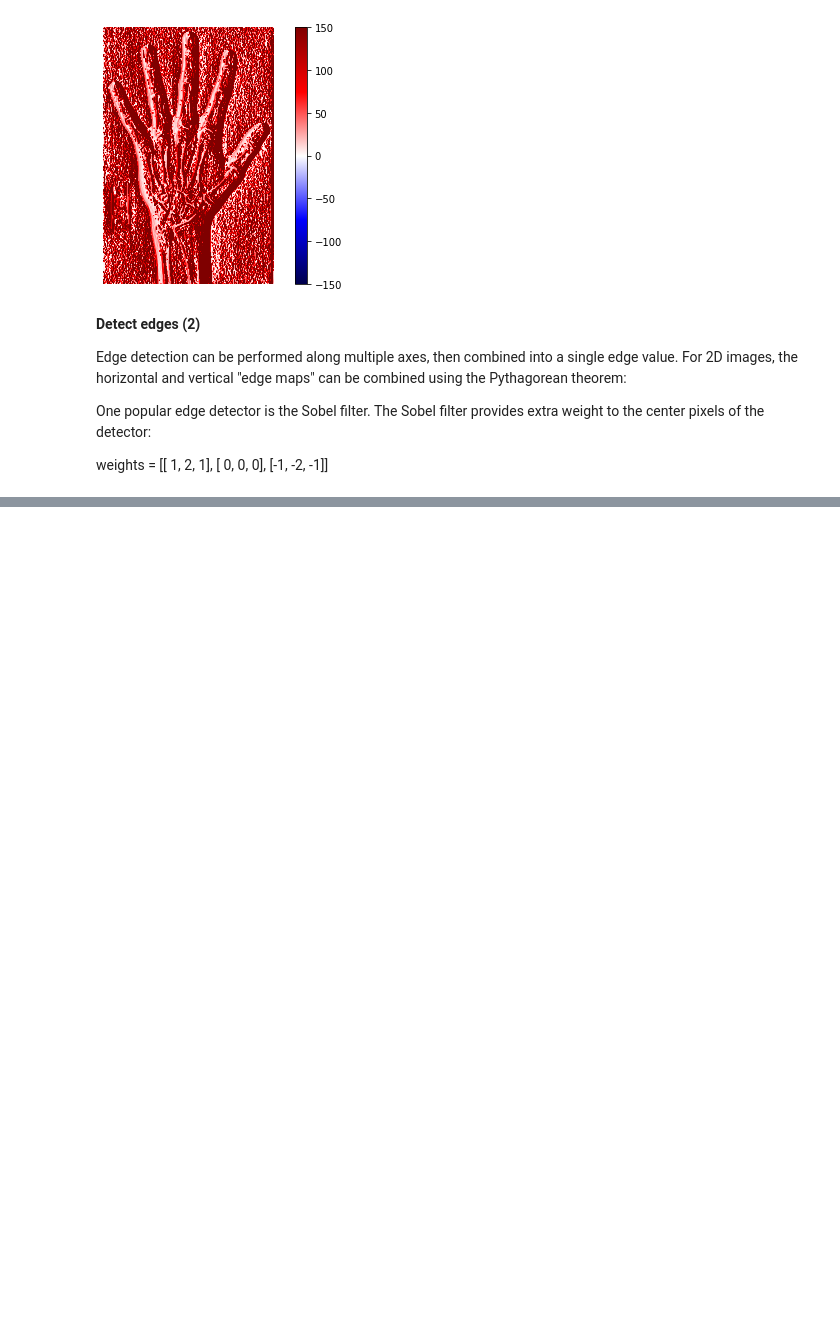
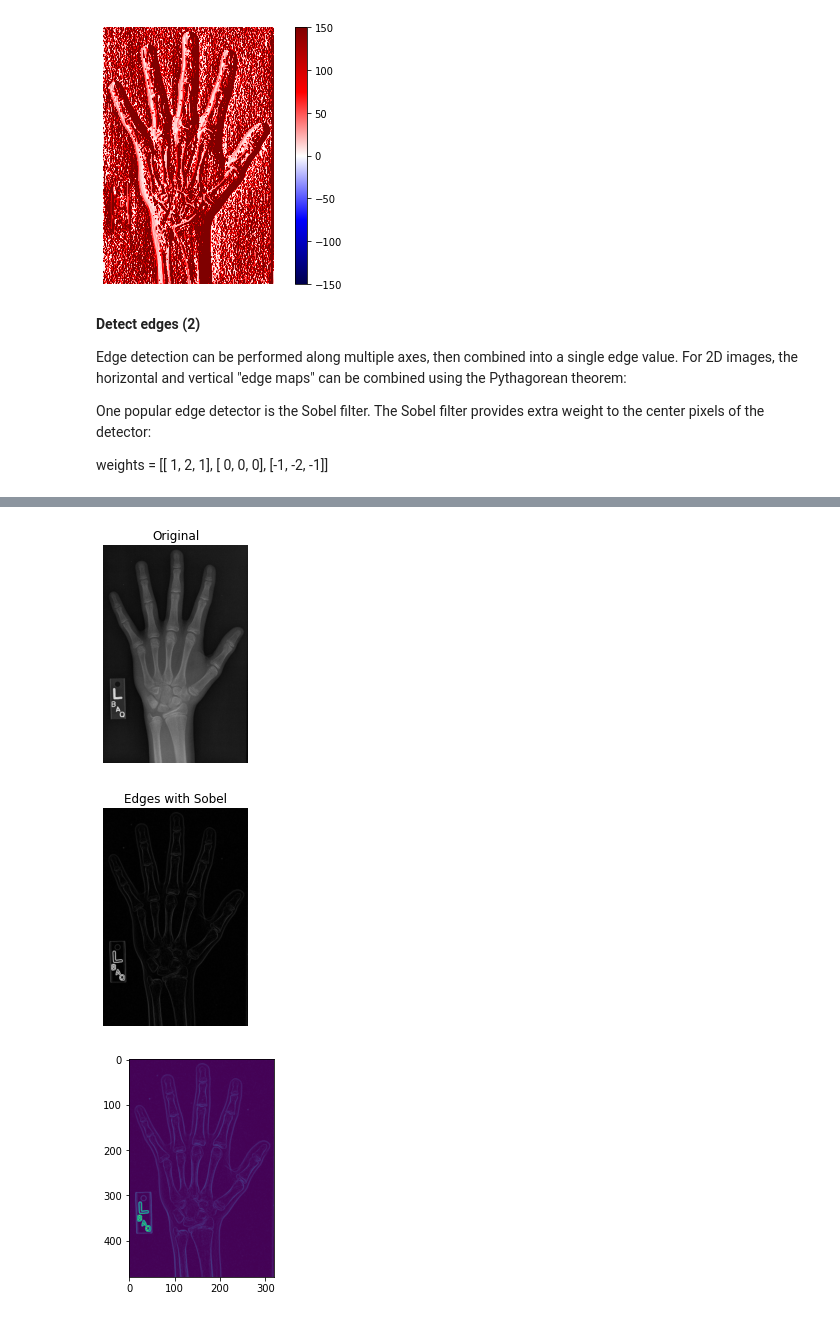
Before and after one commit to MohebZandi/Comupter_Vision, a Jupyter notebook: Biomedical_Image_Processing_Data_Camp.ipynb, the cells around one changed output, grey strips where cells are left out. Cells and saved outputs as stored; diff of their text form; code cells hidden in the pictures; blank space fills up the shorter version.

```diff
--- a/Biomedical_Image_Processing_Data_Camp.ipynb
+++ b/Biomedical_Image_Processing_Data_Camp.ipynb
@@ -544,0 +545,26 @@ format_and_render_plot()
+# %%
+# Import the color module
+from skimage import color
+
+# Import the filters module and sobel function
+from skimage.filters import sobel
+
+# Load the hand radiograph
+dir = '/content/gdrive/My Drive/Video_Image_processing/'
+image1 = imageio.imread(dir + 'hand.png')
+
+# Make the image grayscale
+image_gray = color.rgb2gray(image1)
+
+# Apply edge detection filter
+edge_sobel = sobel(image_gray)
+
+# Show original and resulting image to compare
+show_image(image1, "Original")
+show_image(edge_sobel, "Edges with Sobel")
+plt.imshow(edge_sobel)
+plt.show()
+# %% [output]
+[figure, added]
+[figure, added]
+[figure, added]
```
Also changed, not shown: parts of 1 cell of this notebook.
